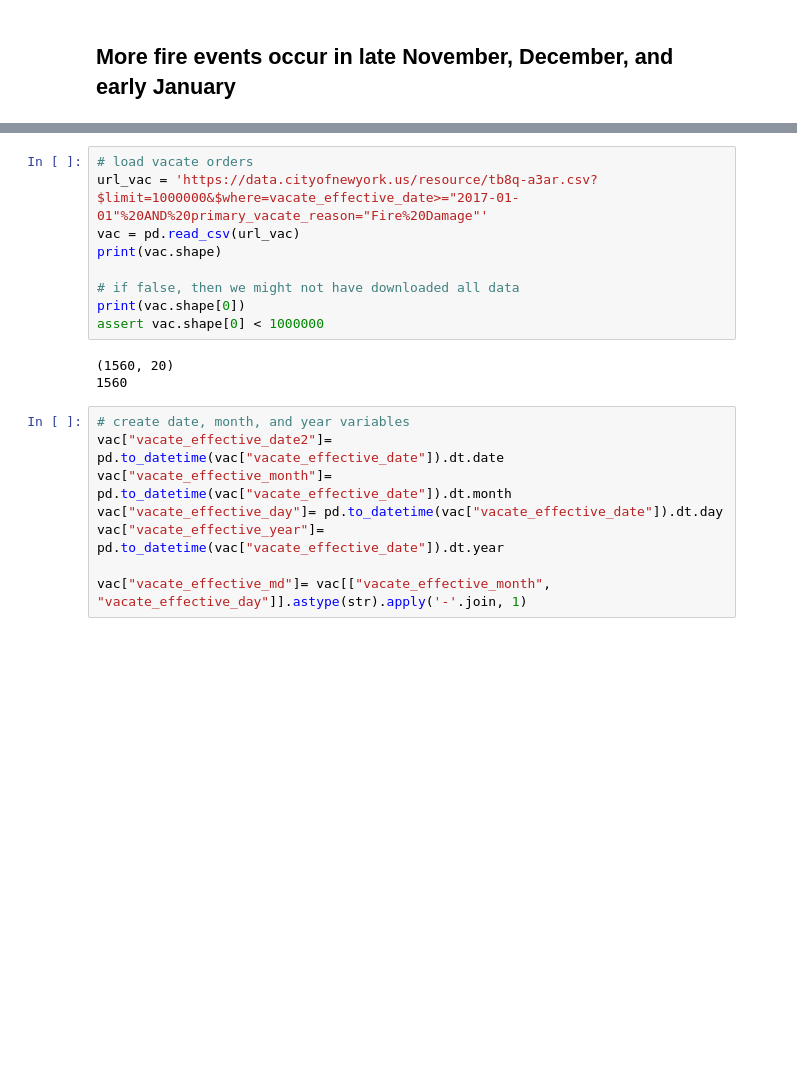
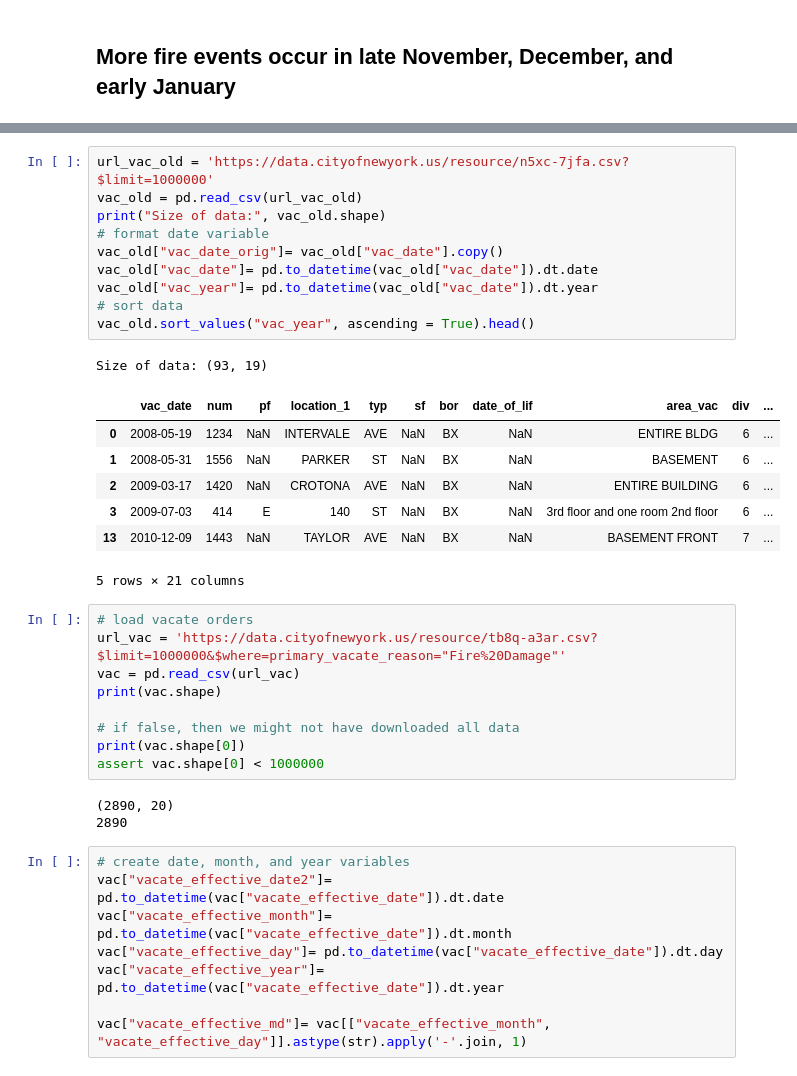
Before and after one commit to jennahgosciak/nyc_fire_risk, a Jupyter notebook: 00_data_processing.ipynb, the cells around one changed output, grey strips where cells are left out. Saved outputs shown, nothing was run; the diff lists cells and outputs as text; blank space fills up the shorter version.

```diff
--- a/00_data_processing.ipynb
+++ b/00_data_processing.ipynb
@@ -78,6 +120,25 @@ plt.savefig(os.join(root, "figs/fire_ev_line.pdf"))
+# %%
+url_vac_old = 'https://data.cityofnewyork.us/resource/n5xc-7jfa.csv?$limit=1000000'
+vac_old = pd.read_csv(url_vac_old)
+print("Size of data:", vac_old.shape)
+# format date variable
+vac_old["vac_date_orig"]= vac_old["vac_date"].copy()
+vac_old["vac_date"]= pd.to_datetime(vac_old["vac_date"]).dt.date
+vac_old["vac_year"]= pd.to_datetime(vac_old["vac_date"]).dt.year
+# sort data
+vac_old.sort_values("vac_year", ascending = True).head()
+# %% [output]
+Size of data: (93, 19)
+|  | vac_date | num | pf | location_1 | typ | sf | bor | date_of_lif | area_vac | div | ... |
+| 0 | 2008-05-19 | 1234 | NaN | INTERVALE | AVE | NaN | BX | NaN | ENTIRE BLDG | 6 | ... |
+| 1 | 2008-05-31 | 1556 | NaN | PARKER | ST | NaN | BX | NaN | BASEMENT | 6 | ... |
+| 2 | 2009-03-17 | 1420 | NaN | CROTONA | AVE | NaN | BX | NaN | ENTIRE BUILDING | 6 | ... |
+| 3 | 2009-07-03 | 414 | E | 140 | ST | NaN | BX | NaN | 3rd floor and one room 2nd floor | 6 | ... |
+| 13 | 2010-12-09 | 1443 | NaN | TAYLOR | AVE | NaN | BX | NaN | BASEMENT FRONT | 7 | ... |
+5 rows × 21 columns
 # %%
 # load vacate orders
-url_vac = 'https://data.cityofnewyork.us/resource/tb8q-a3ar.csv?$limit=1000000&$where=vacate_effective_date>="2017-01-01"%20AND%20primary_vacate_reason="Fire%20Damage"'
+url_vac = 'https://data.cityofnewyork.us/resource/tb8q-a3ar.csv?$limit=1000000&$where=primary_vacate_reason="Fire%20Damage"'
 vac = pd.read_csv(url_vac)
 print(vac.shape)
 
@@ -85,8 +146,8 @@ print(vac.shape)
 print(vac.shape[0])
 assert vac.shape[0] < 1000000
 # %% [output]
-(1560, 20)
-1560
+(2890, 20)
+2890
 # %%
 # create date, month, and year variables
 vac["vacate_effective_date2"]= pd.to_datetime(vac["vacate_effective_date"]).dt.date
```
Also changed, not shown: parts of 41 cells of this notebook, 1 other file.
